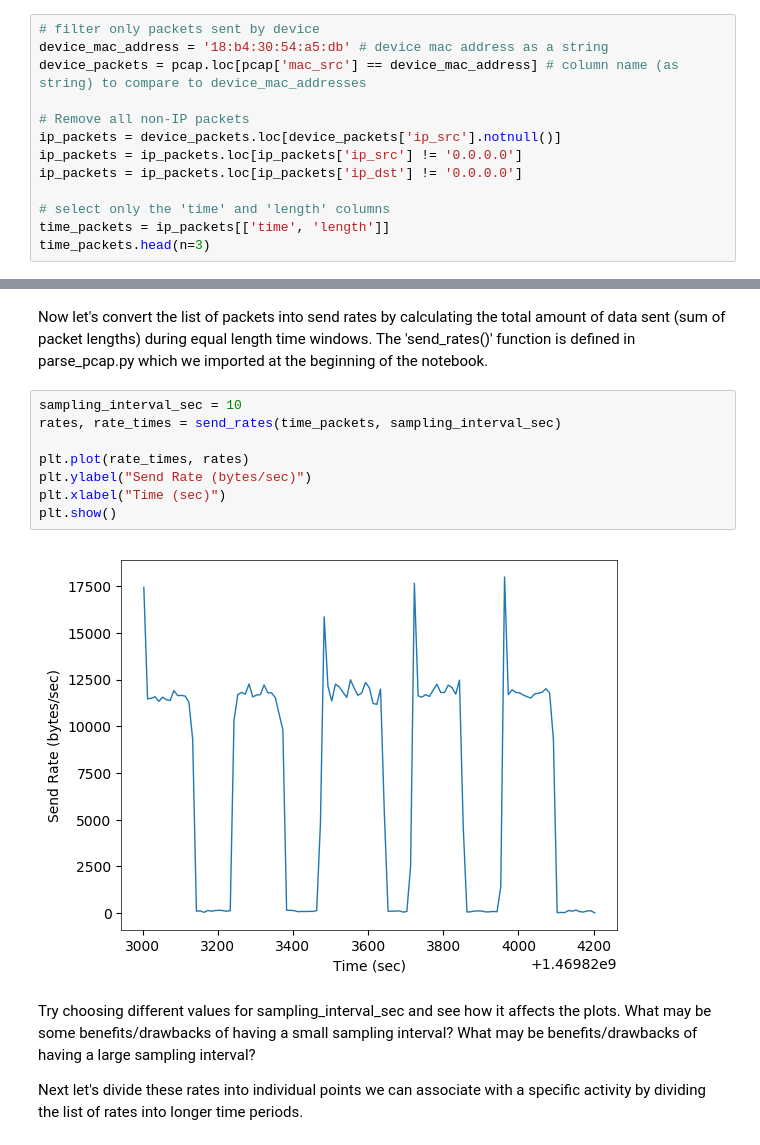
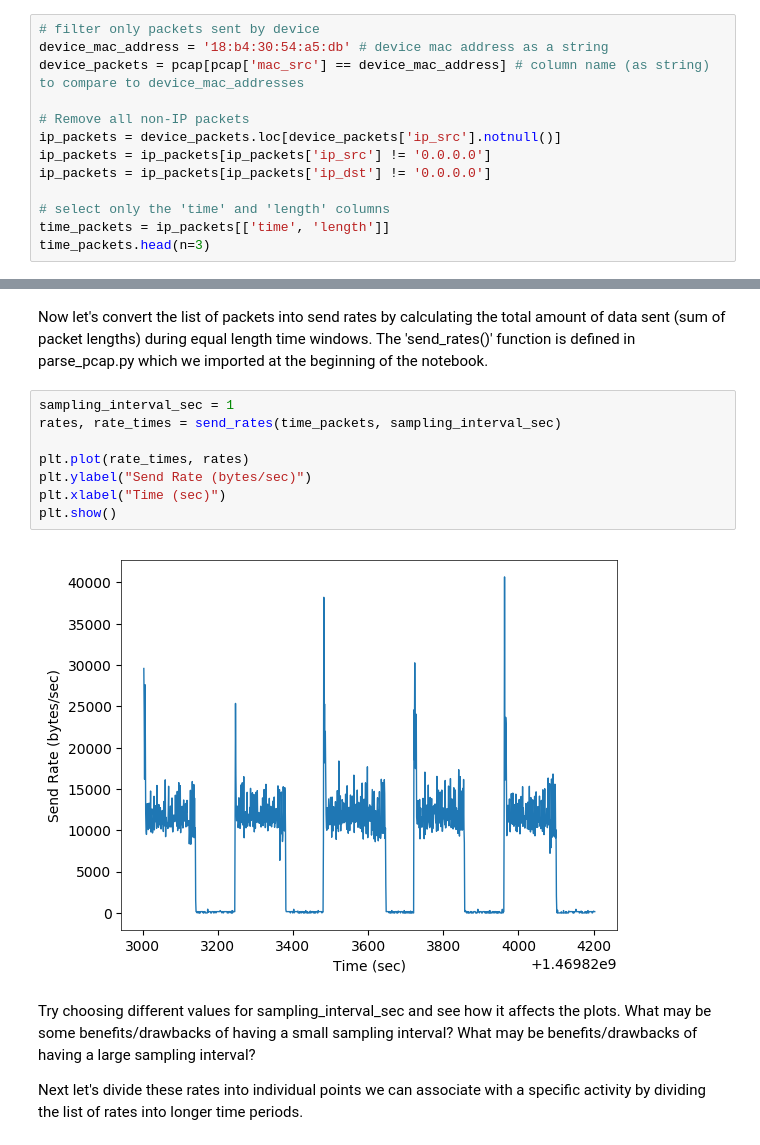
Before and after one commit to noise-lab/ml-networking, a Jupyter notebook: 2_Nearest_Neighbors.ipynb, the cells around one changed output, grey strips where cells are left out. Saved outputs shown, nothing was run; the diff lists cells and outputs as text.

```diff
--- a/2_Nearest_Neighbors.ipynb
+++ b/2_Nearest_Neighbors.ipynb
@@ -96,12 +96,12 @@ Let's clean up the data a bit first. First, let's filter out all packets not sen
 # %%
 # filter only packets sent by device
 device_mac_address = '18:b4:30:54:a5:db' # device mac address as a string
-device_packets = pcap.loc[pcap['mac_src'] == device_mac_address] # column name (as string) to compare to device_mac_addresses
+device_packets = pcap[pcap['mac_src'] == device_mac_address] # column name (as string) to compare to device_mac_addresses
 
 # Remove all non-IP packets
 ip_packets = device_packets.loc[device_packets['ip_src'].notnull()]
-ip_packets = ip_packets.loc[ip_packets['ip_src'] != '0.0.0.0']
-ip_packets = ip_packets.loc[ip_packets['ip_dst'] != '0.0.0.0']
+ip_packets = ip_packets[ip_packets['ip_src'] != '0.0.0.0']
+ip_packets = ip_packets[ip_packets['ip_dst'] != '0.0.0.0']
 
 # select only the 'time' and 'length' columns
 time_packets = ip_packets[['time', 'length']]
@@ -124,15 +124,15 @@ time_packets.head(n=3)
 # %% [markdown]
 Now let's convert the list of packets into send rates by calculating the total amount of data sent (sum of packet lengths) during equal length time windows. The 'send_rates()' function is defined in parse_pcap.py which we imported at the beginning of the notebook.
 # %%
-sampling_interval_sec = 10
+sampling_interval_sec = 1
 rates, rate_times = send_rates(time_packets, sampling_interval_sec)
 
 plt.plot(rate_times, rates)
 plt.ylabel("Send Rate (bytes/sec)")
 plt.xlabel("Time (sec)")
 plt.show()
 # %% [output]
-[figure, old version]
+[figure, new version]
 # %% [markdown]
 Try choosing different values for sampling_interval_sec and see how it affects the plots. What may be some benefits/drawbacks of having a small sampling interval? What may be benefits/drawbacks of having a large sampling interval?
 
```
Also changed, not shown: parts of 6 cells of this notebook, 4 other files.
